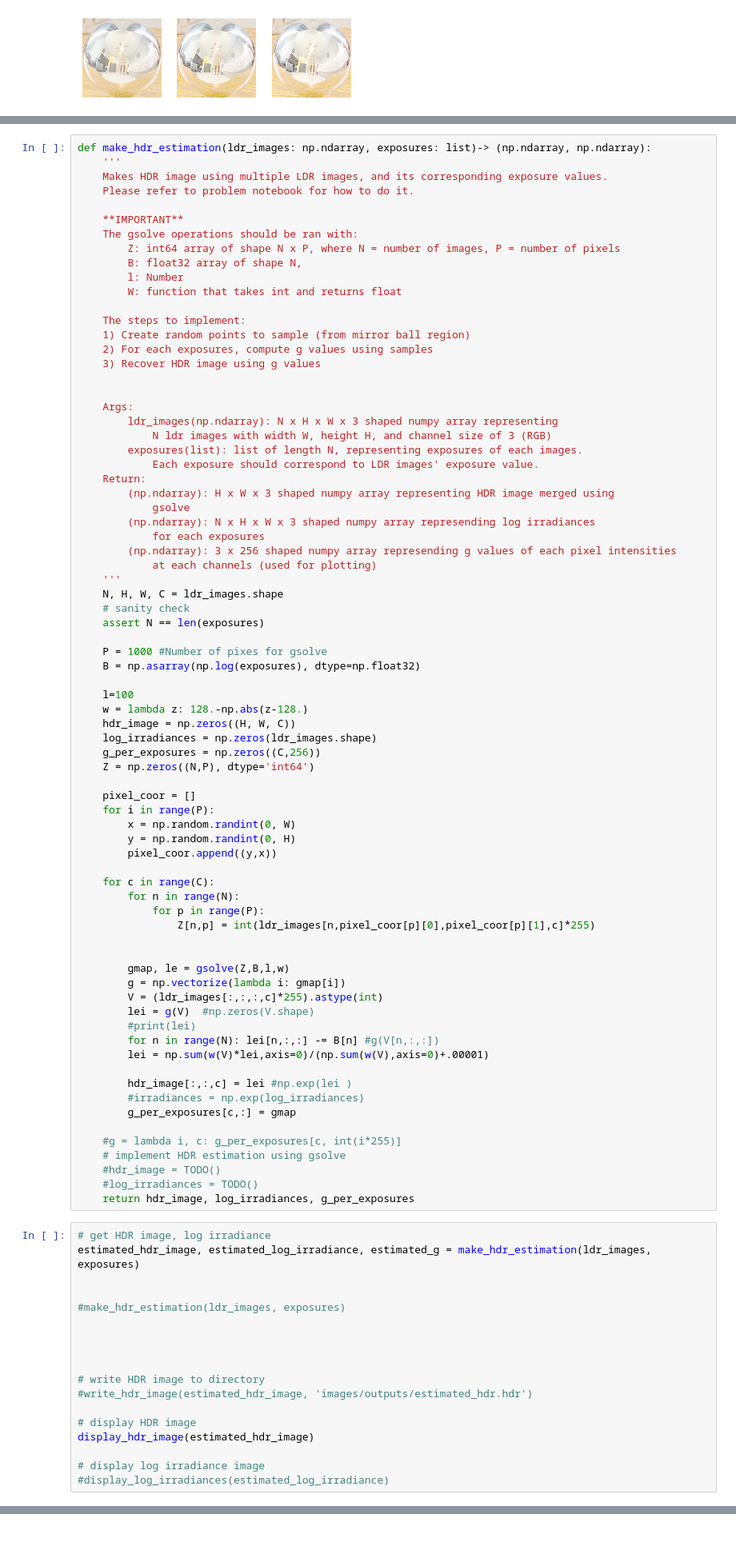
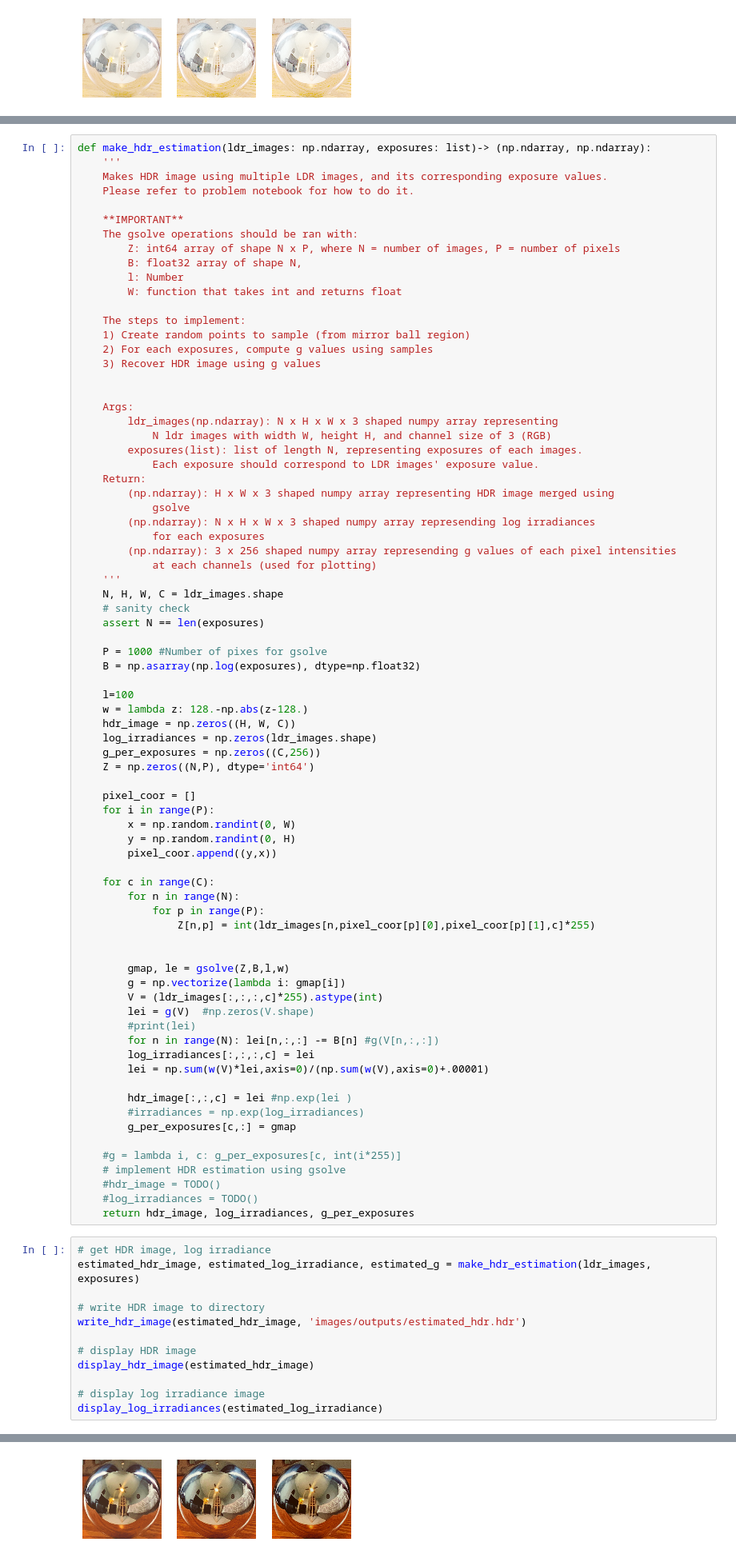
Before and after one commit to nathanfitz-coder/computationalphotography, a Jupyter notebook: project4/Project 4. Image-Based Lighting - Template.ipynb, the cells around one changed output, grey strips where cells are left out. Shown at 80% size. Saved outputs shown, nothing was run; the diff lists cells and outputs as text; blank space fills up the shorter version.

```diff
--- a/project4/Project 4. Image-Based Lighting - Template.ipynb
+++ b/project4/Project 4. Image-Based Lighting - Template.ipynb
@@ -295,6 +295,7 @@ def make_hdr_estimation(ldr_images: np.ndarray, exposures: list)-> (np.ndarray,
         lei = g(V)  #np.zeros(V.shape)
         #print(lei)
         for n in range(N): lei[n,:,:] -= B[n] #g(V[n,:,:])
+        log_irradiances[:,:,:,c] = lei
         lei = np.sum(w(V)*lei,axis=0)/(np.sum(w(V),axis=0)+.00001)
 
         hdr_image[:,:,c] = lei #np.exp(lei )
@@ -309,24 +310,19 @@ def make_hdr_estimation(ldr_images: np.ndarray, exposures: list)-> (np.ndarray,
 # %%
 # get HDR image, log irradiance
 estimated_hdr_image, estimated_log_irradiance, estimated_g = make_hdr_estimation(ldr_images, exposures)
 
-
-#make_hdr_estimation(ldr_images, exposures)
-
-
-
-
 # write HDR image to directory
-#write_hdr_image(estimated_hdr_image, 'images/outputs/estimated_hdr.hdr')
+write_hdr_image(estimated_hdr_image, 'images/outputs/estimated_hdr.hdr')
 
 # display HDR image
 display_hdr_image(estimated_hdr_image)
 
 # display log irradiance image
-#display_log_irradiances(estimated_log_irradiance)
+display_log_irradiances(estimated_log_irradiance)
 # %% [output]
 Warning: Negative / Inf values found in hdr image. Clamping to nearest valid value
 [figure]
+[figure, added]
 # %%
 print(np.min(estimated_hdr_image))
 # %% [output]
```
Also changed, not shown: parts of 5 cells of this notebook, 40 other files.
